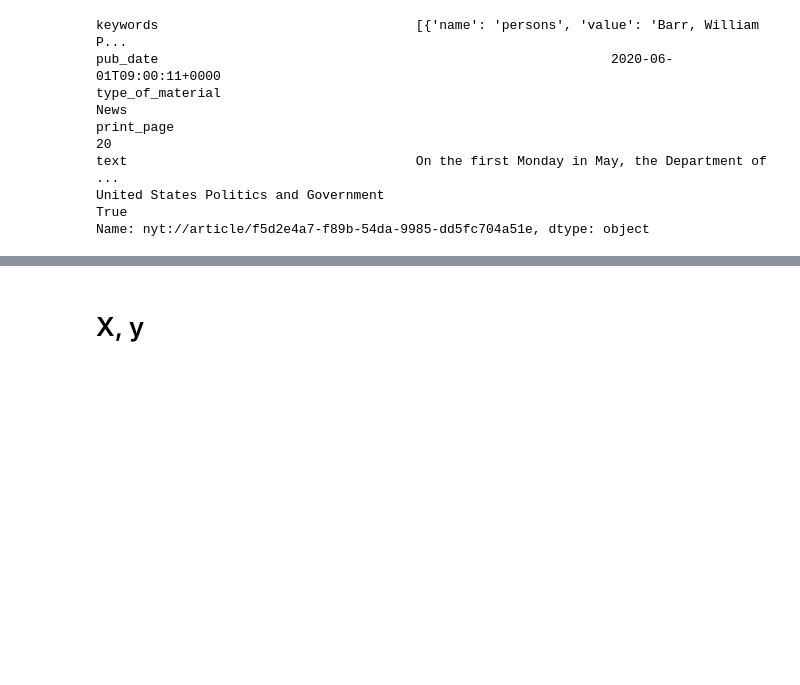
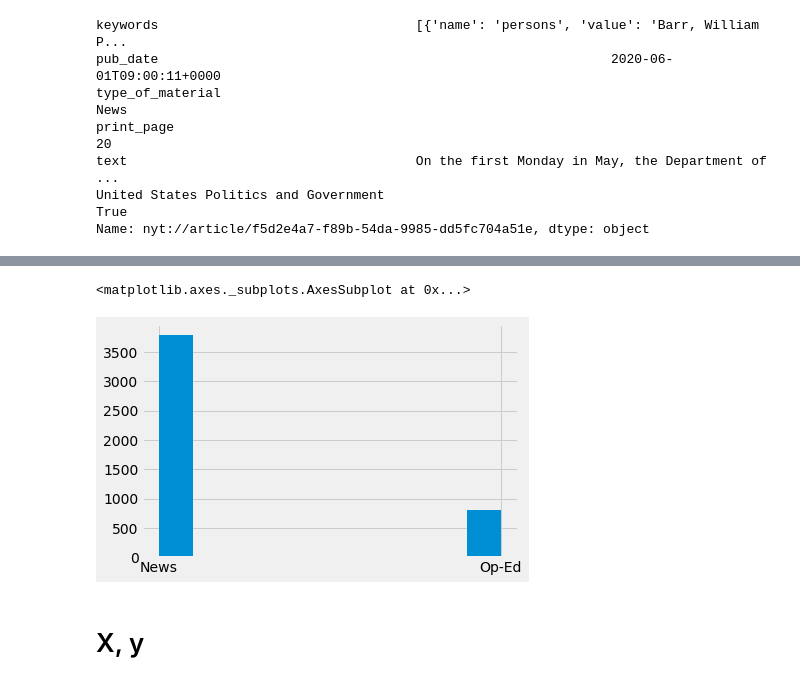
Before and after one commit to dj-betts/opinion_classifier, a Jupyter notebook: NLP_RFC/nlp.ipynb, the cells around one changed output, grey strips where cells are left out. Cells and saved outputs as stored; diff of their text form; code cells hidden in the pictures; blank space fills up the shorter version.

```diff
--- a/NLP_RFC/nlp.ipynb
+++ b/NLP_RFC/nlp.ipynb
@@ -164,3 +166,8 @@ News: 3786 Oped: 799, Total: 4585, Op-Ed 0.17 of total
+# %%
+df.type_of_material.hist()
+# %% [output]
+<matplotlib.axes._subplots.AxesSubplot at 0x...>
+[figure, added]
 # %% [markdown]
 # X, y
 # %%
```
Also changed, not shown: parts of 20 cells of this notebook, 6 other files.
